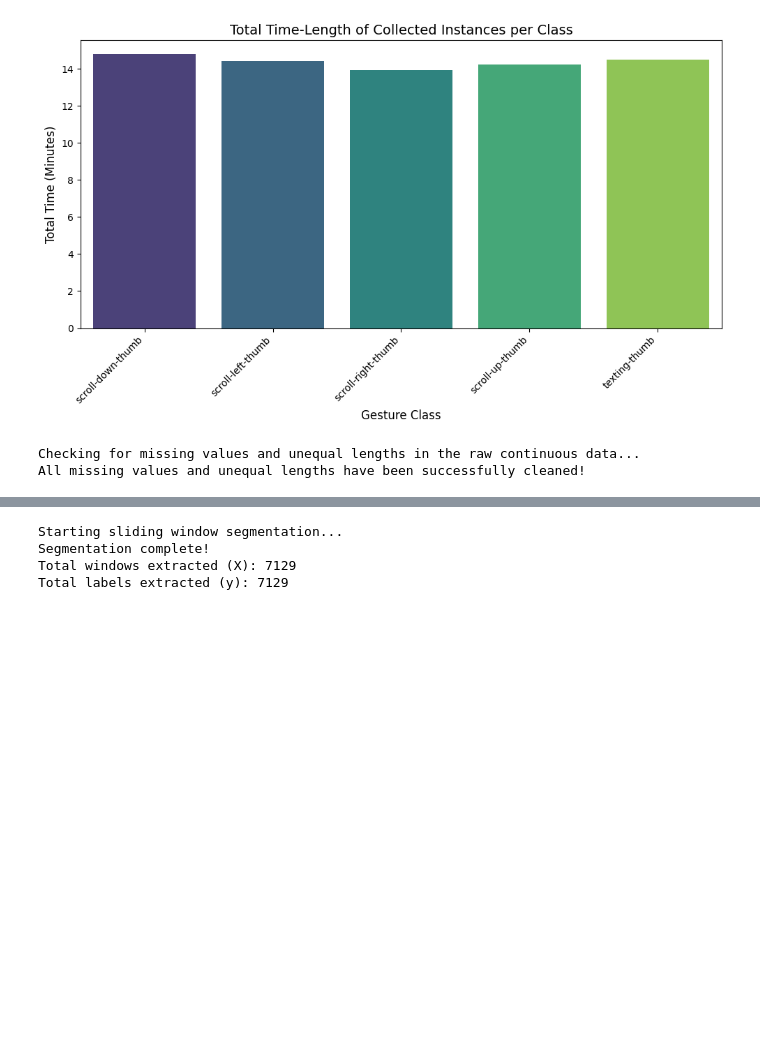
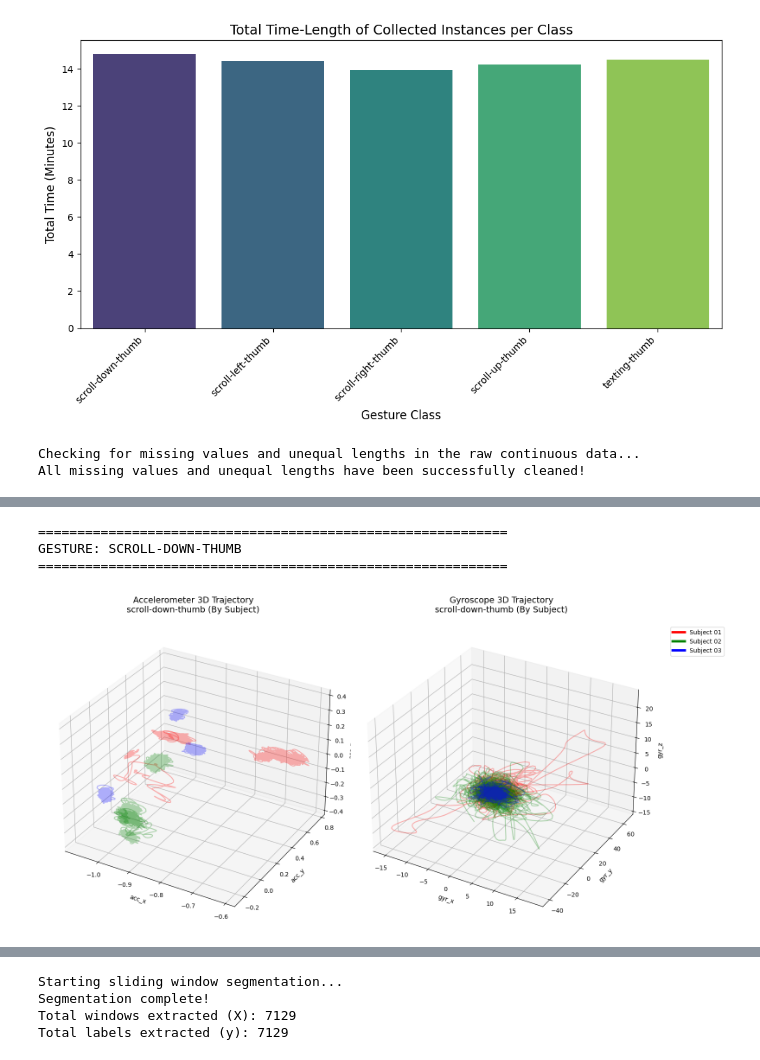
Before and after one commit to Andreaskaram/AIoT-Hand-Gesture-Recognition, a Jupyter notebook: aiot_project_time_series.ipynb, the cells around one changed output, grey strips where cells are left out. Saved outputs shown, nothing was run; the diff lists cells and outputs as text; code cells hidden in the pictures; blank space fills up the shorter version.

Commit message:
3d trajectory graphs for every gesture

```diff
--- a/aiot_project_time_series.ipynb
+++ b/aiot_project_time_series.ipynb
@@ -301,0 +305,80 @@ Plotting FILTERED data for gesture: scroll-right-thumb (First 300 samples)
+# %%
+import pandas as pd
+import numpy as np
+import matplotlib.pyplot as plt
+from matplotlib.lines import Line2D
+
+# --- CONFIGURATION ---
+GESTURE_COL = 'gesture_id'
+DATA_COL = 'filtered_data'
+SUBJECT_COL = 'user'
+# ---------------------
+
+# Get lists of unique gestures and unique subjects
+unique_gestures = df[GESTURE_COL].unique()
+unique_subjects = df[SUBJECT_COL].unique()
+
+# --- NEW: Strict RGB Palette for 3 Subjects ---
+rgb_colors = ['red', 'green', 'blue']
+
+# Assign a specific RGB color to each unique subject safely
+subject_colors = {}
+for i, subject in enumerate(unique_subjects):
+    # Use modulo (%) to wrap around safely
+    subject_colors[subject] = rgb_colors[i % len(rgb_colors)]
+
+for gesture in unique_gestures:
+    print(f"\n{'='*60}")
+    print(f"GESTURE: {str(gesture).upper()}")
+    print(f"{'='*60}")
+
+    # 1. Get all rows for this specific gesture
+    gesture_rows = df[df[GESTURE_COL] == gesture]
+
+    # 2. Create a figure with two 3D subplots side-by-side
+    fig = plt.figure(figsize=(16, 8))
+
+    # --- Setup Accelerometer Subplot (Left) ---
+    ax_acc = fig.add_subplot(121, projection='3d')
+    ax_acc.set_title(f"Accelerometer 3D Trajectory\n{gesture} (By Subject)", pad=20, fontsize=14)
+    ax_acc.set_xlabel("acc_x")
+    ax_acc.set_ylabel("acc_y")
+    ax_acc.set_zlabel("acc_z")
+
+    # --- Setup Gyroscope Subplot (Right) ---
+    ax_gyr = fig.add_subplot(122, projection='3d')
+    ax_gyr.set_title(f"Gyroscope 3D Trajectory\n{gesture} (By Subject)", pad=20, fontsize=14)
+    ax_gyr.set_xlabel("gyr_x")
+    ax_gyr.set_ylabel("gyr_y")
+    ax_gyr.set_zlabel("gyr_z")
+
+    # 3. Loop through EVERY session
+    for _, row in gesture_rows.iterrows():
+        session_data_dict = row[DATA_COL]
+        subject_id = row[SUBJECT_COL]
+
+        # Look up the designated color for this subject
+        color = subject_colors[subject_id]
+
+        # Convert dictionary to DataFrame
+        instance_df = pd.DataFrame({k: pd.Series(v) for k, v in session_data_dict.items()})
+
+        # Plot trajectories using the SUBJECT'S custom RGB color
+        ax_acc.plot(instance_df["acc_x"], instance_df["acc_y"], instance_df["acc_z"], color=color, alpha=0.3)
+        ax_gyr.plot(instance_df["gyr_x"], instance_df["gyr_y"], instance_df["gyr_z"], color=color, alpha=0.3)
+
+    # 4. Create a custom legend
+    legend_elements = [Line2D([0], [0], color=color, lw=4, label=f'Subject {sub}')
+                       for sub, color in subject_colors.items()]
+
+    # Add the legend to the right side of the figure
+    ax_gyr.legend(handles=legend_elements, loc='upper left', bbox_to_anchor=(1.05, 1))
+
+    # Adjust layout and display
+    plt.tight_layout()
+    plt.show()
+# %% [output]
+============================================================
+GESTURE: SCROLL-DOWN-THUMB
+============================================================
+[figure, added]
```
Also changed, not shown: parts of 7 cells of this notebook.
